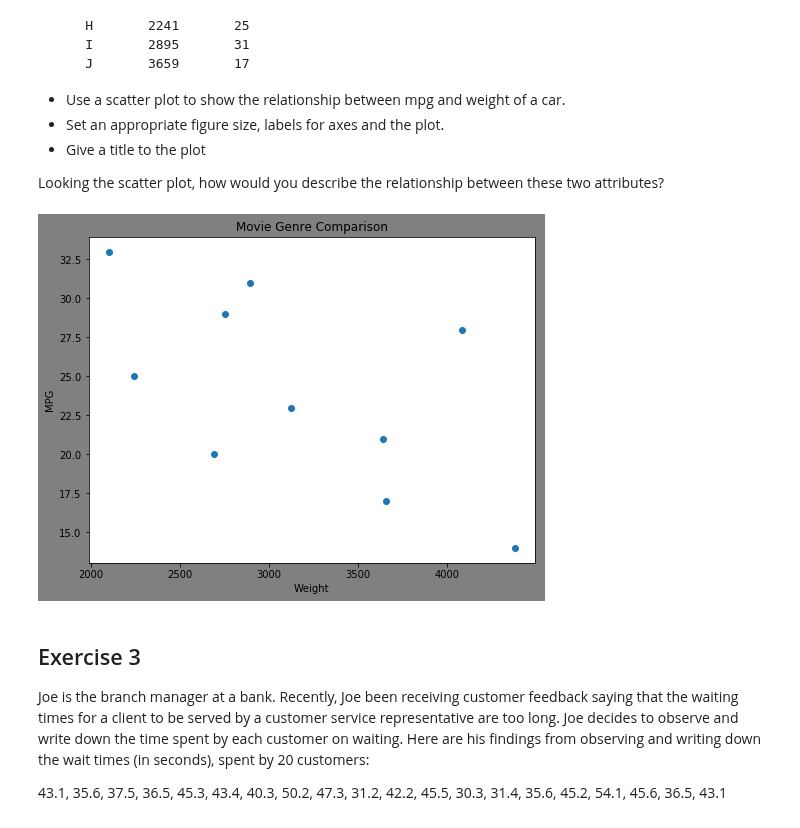
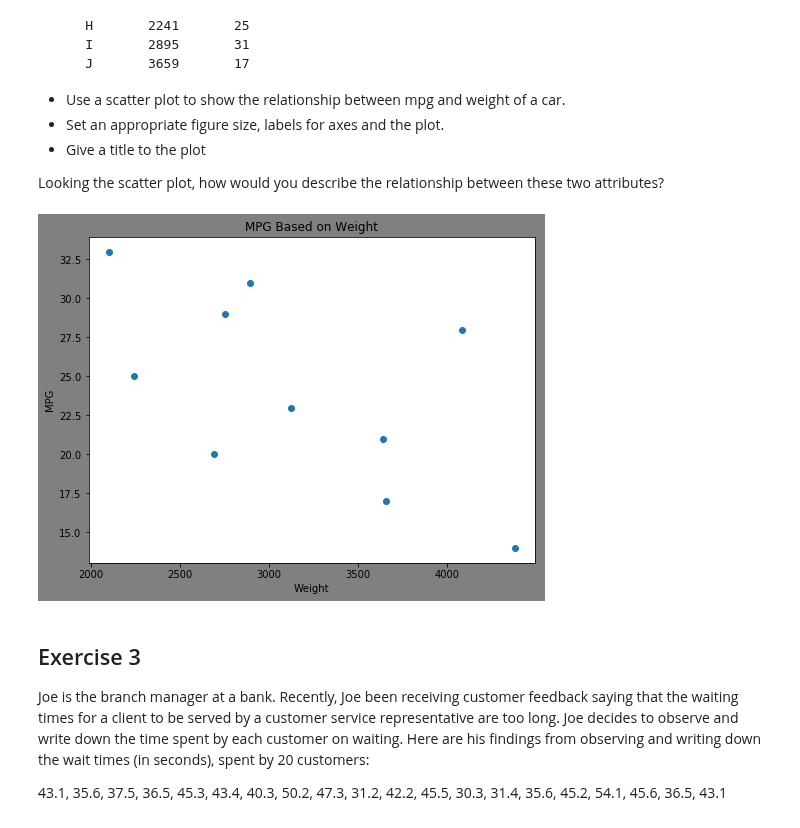
Before and after one commit to JoeDown/dsc-data-viz-lab-houston-ds-042219, a Jupyter notebook: index.ipynb, the cells around one changed output. Cells and saved outputs as stored; diff of their text form; code cells hidden in the pictures.

```diff
--- a/index.ipynb
+++ b/index.ipynb
@@ -77,28 +77,28 @@ Looking the scatter plot, how would you describe the relationship between these
 # %%
 weight = [2750, 3125, 2100, 4082, 2690, 3640, 4380, 2241, 2895, 3659]
 mpg = [29, 23, 33, 28, 20, 21, 14, 25, 31, 17]
 
 
 fig = plt.figure(3, figsize=(8,6))
 plt.figure(3)
 
 plt.scatter(weight, mpg)
 
-plt.title('MPG  Comparison')
+plt.title('MPG Based on Weight')
 plt.ylabel('MPG')
 plt.xlabel('Weight')
 fig.patch.set_facecolor('gray')
 
 plt.show()
 
 
 # Set the figure size in inches
 
 # Plot with scatter()
 
 # Set x and y axes labels and give titles
 # %% [output]
-[figure, old version]
+[figure, new version]
 # %% [markdown]
 ## Exercise 3
 
```
